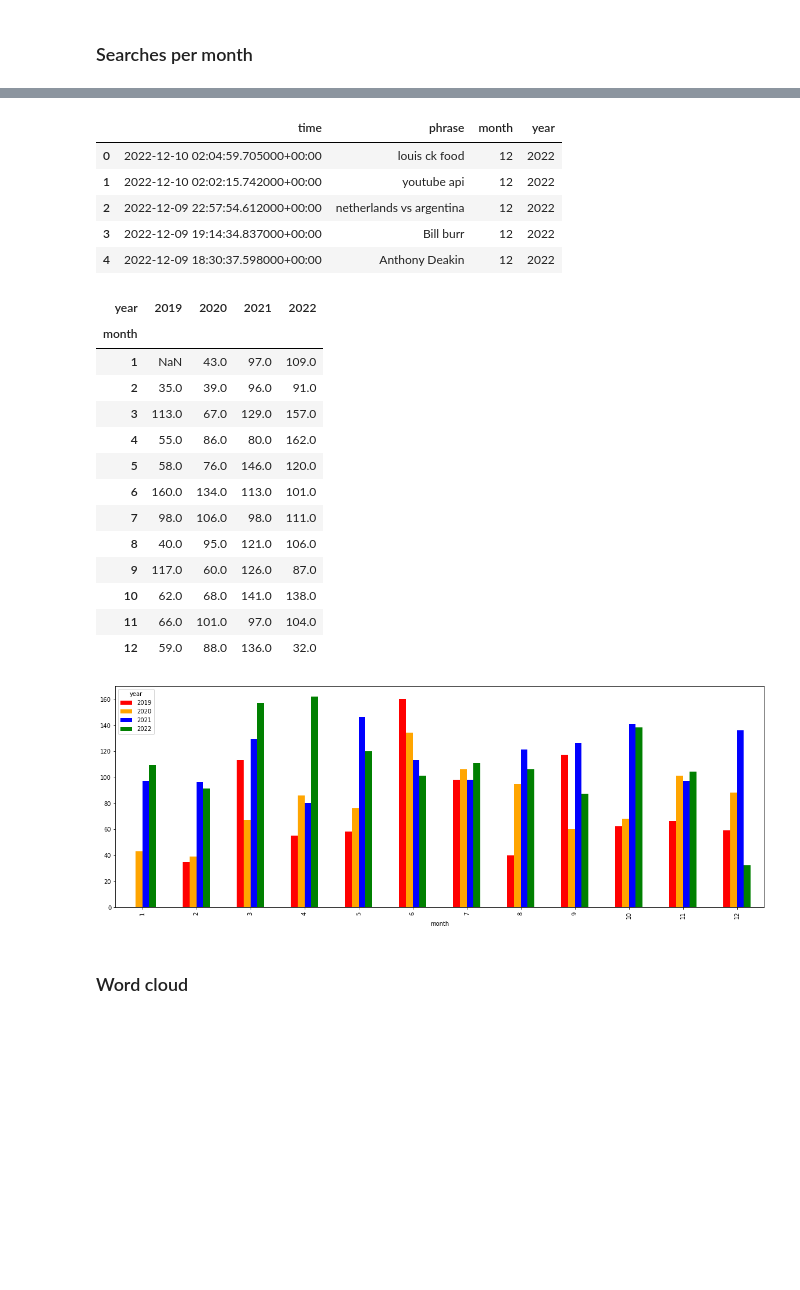
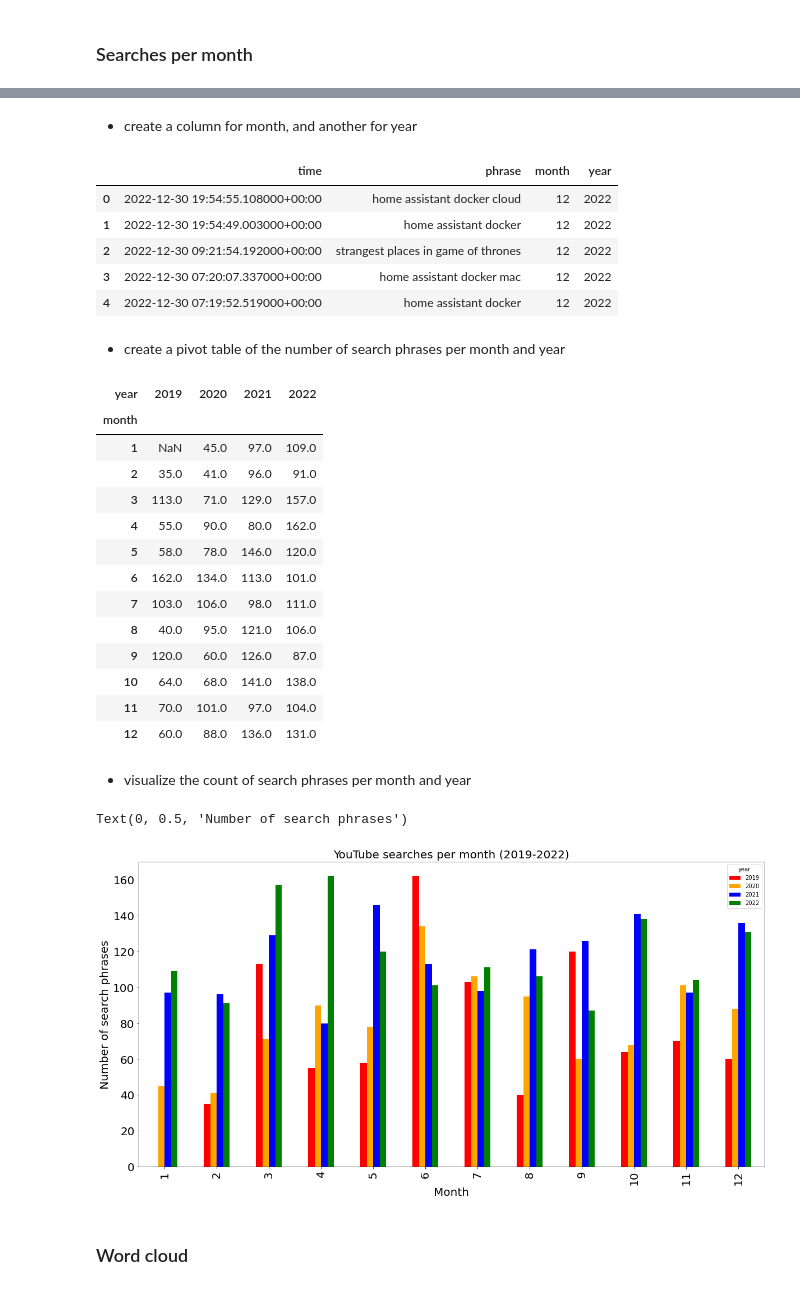
Before and after one commit to amir-nrfkn/YouTube-Rewind, a Jupyter notebook: youtube_history.ipynb, the cells around one changed output, grey strips where cells are left out. Saved outputs shown, nothing was run; the diff lists cells and outputs as text; code cells hidden in the pictures; blank space fills up the shorter version.

```diff
--- a/youtube_history.ipynb
+++ b/youtube_history.ipynb
@@ -66,6 +66,4 @@ df_search_clean.drop(['title'], axis=1, inplace=True)
 # %% [markdown]
 - remove identifiable info from search history
 # %%
-text = config['WORDS']['words']
+text = config['WORDS']['words'].split(', ')
-# %%
-df_search_clean = df_search_clean[df_search_clean["phrase"].str.contains(text)==False]
@@ -76,3 +70,5 @@ words = ' '.join(df_search_clean['phrase'])
+# %%
+df_search_clean = df_search_clean[df_search_clean['phrase'].apply(lambda x: not any(word in x for word in text))]
 # %% [markdown]
 ## Explore the data
 # %% [markdown]
@@ -89,5 +85,7 @@ df_search_clean.head()
 # %%
 df_search_clean['time'] =  pd.to_datetime(df_search_clean['time'])
+# %% [markdown]
+- create a column for month, and another for year
 # %%
 df_search_clean['month'] = pd.to_datetime(df_search_clean['time']).dt.month
 # %%
@@ -96,11 +94,13 @@ df_search_clean['year'] = pd.to_datetime(df_search_clean['time']).dt.year
 df_search_clean.head()
 # %% [output]
 |  | time | phrase | month | year |
-| 0 | 2022-12-10 02:04:59.705000+00:00 | louis ck food | 12 | 2022 |
-| 1 | 2022-12-10 02:02:15.742000+00:00 | youtube api | 12 | 2022 |
-| 2 | 2022-12-09 22:57:54.612000+00:00 | netherlands vs argentina | 12 | 2022 |
-| 3 | 2022-12-09 19:14:34.837000+00:00 | Bill burr | 12 | 2022 |
-| 4 | 2022-12-09 18:30:37.598000+00:00 | Anthony Deakin | 12 | 2022 |
+| 0 | 2022-12-30 19:54:55.108000+00:00 | home assistant docker cloud | 12 | 2022 |
+| 1 | 2022-12-30 19:54:49.003000+00:00 | home assistant docker | 12 | 2022 |
+| 2 | 2022-12-30 09:21:54.192000+00:00 | strangest places in game of thrones | 12 | 2022 |
+| 3 | 2022-12-30 07:20:07.337000+00:00 | home assistant docker mac | 12 | 2022 |
+| 4 | 2022-12-30 07:19:52.519000+00:00 | home assistant docker | 12 | 2022 |
+# %% [markdown]
+- create a pivot table of the number of search phrases per month and year
 # %%
 counts = pd.pivot_table(df_search_clean, index='month', columns='year', values='phrase', aggfunc='count')
 # %%
@@ -108,22 +108,28 @@ counts
 # %% [output]
 | year | 2019 | 2020 | 2021 | 2022 |
 | month |  |  |  |  |
-| 1 | NaN | 43.0 | 97.0 | 109.0 |
-| 2 | 35.0 | 39.0 | 96.0 | 91.0 |
-| 3 | 113.0 | 67.0 | 129.0 | 157.0 |
-| 4 | 55.0 | 86.0 | 80.0 | 162.0 |
-| 5 | 58.0 | 76.0 | 146.0 | 120.0 |
-| 6 | 160.0 | 134.0 | 113.0 | 101.0 |
-| 7 | 98.0 | 106.0 | 98.0 | 111.0 |
+| 1 | NaN | 45.0 | 97.0 | 109.0 |
+| 2 | 35.0 | 41.0 | 96.0 | 91.0 |
+| 3 | 113.0 | 71.0 | 129.0 | 157.0 |
+| 4 | 55.0 | 90.0 | 80.0 | 162.0 |
+| 5 | 58.0 | 78.0 | 146.0 | 120.0 |
+| 6 | 162.0 | 134.0 | 113.0 | 101.0 |
+| 7 | 103.0 | 106.0 | 98.0 | 111.0 |
 | 8 | 40.0 | 95.0 | 121.0 | 106.0 |
-| 9 | 117.0 | 60.0 | 126.0 | 87.0 |
-| 10 | 62.0 | 68.0 | 141.0 | 138.0 |
-| 11 | 66.0 | 101.0 | 97.0 | 104.0 |
-| 12 | 59.0 | 88.0 | 136.0 | 32.0 |
+| 9 | 120.0 | 60.0 | 126.0 | 87.0 |
+| 10 | 64.0 | 68.0 | 141.0 | 138.0 |
+| 11 | 70.0 | 101.0 | 97.0 | 104.0 |
+| 12 | 60.0 | 88.0 | 136.0 | 131.0 |
+# %% [markdown]
+- visualize the count of search phrases per month and year
 # %%
-ax = counts.plot(kind='bar', color=['red', 'orange', 'blue', 'green'], figsize=(20, 7))
+ax = counts.plot(kind='bar', color=['red', 'orange', 'blue', 'green'], figsize=(20, 10), fontsize=20)
+plt.title('YouTube searches per month (2019-2022)', fontsize=20)
+plt.xlabel('Month', fontsize=20)
+plt.ylabel('Number of search phrases', fontsize=20)
 # %% [output]
+Text(0, 0.5, 'Number of search phrases')
-[figure, old version]
+[figure, new version]
 # %% [markdown]
 ### Word cloud
 # %%
```
Also changed, not shown: parts of 49 cells of this notebook.
